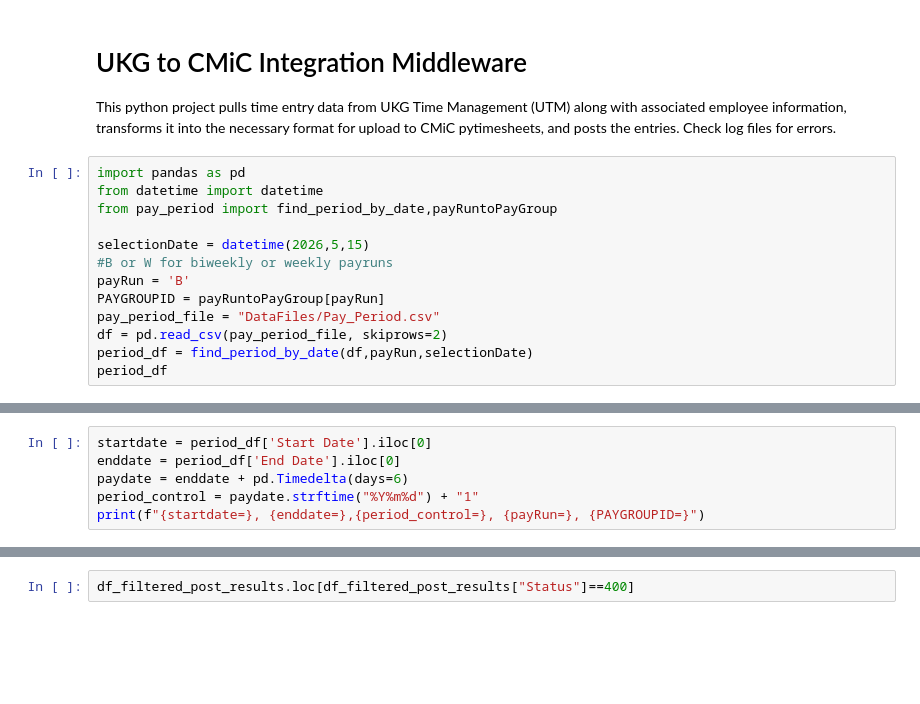
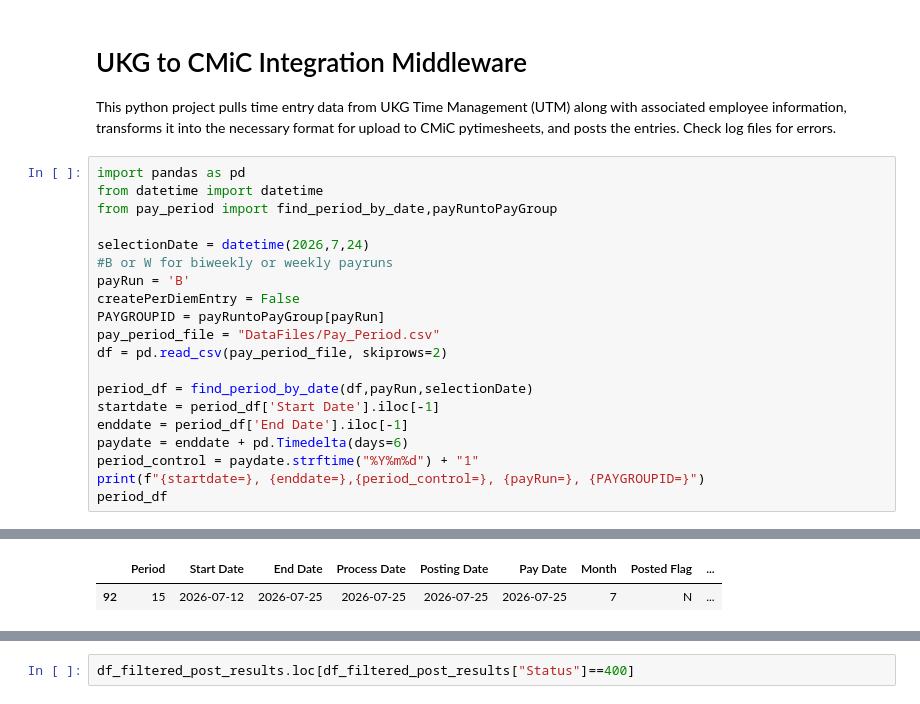
Before and after one commit to MaFoley/UKG, a Jupyter notebook: timesheet_integration.ipynb, the cells around one changed output, grey strips where cells are left out. Drawn from its saved outputs; the diff is of its cells as text; blank space fills up the shorter version.

```diff
--- a/timesheet_integration.ipynb
+++ b/timesheet_integration.ipynb
@@ -6,11 +6,19 @@ import pandas as pd
 from datetime import datetime
 from pay_period import find_period_by_date,payRuntoPayGroup
 
-selectionDate = datetime(2026,5,15)
+selectionDate = datetime(2026,7,24)
 #B or W for biweekly or weekly payruns
 payRun = 'B'
+createPerDiemEntry = False
 PAYGROUPID = payRuntoPayGroup[payRun]
 pay_period_file = "DataFiles/Pay_Period.csv"
 df = pd.read_csv(pay_period_file, skiprows=2)
+
 period_df = find_period_by_date(df,payRun,selectionDate)
+startdate = period_df['Start Date'].iloc[-1]
+enddate = period_df['End Date'].iloc[-1]
+paydate = enddate + pd.Timedelta(days=6)
+period_control = paydate.strftime("%Y%m%d") + "1"
+print(f"{startdate=}, {enddate=},{period_control=}, {payRun=}, {PAYGROUPID=}")
 period_df
+# %% [output]
@@ -17,9 +26,5 @@ period_df
+|  | Period | Start Date | End Date | Process Date | Posting Date | Pay Date | Month | Posted Flag | ... |
+| 92 | 15 | 2026-07-12 | 2026-07-25 | 2026-07-25 | 2026-07-25 | 2026-07-25 | 7 | N | ... |
-# %%
-startdate = period_df['Start Date'].iloc[0]
-enddate = period_df['End Date'].iloc[0]
-paydate = enddate + pd.Timedelta(days=6)
-period_control = paydate.strftime("%Y%m%d") + "1"
-print(f"{startdate=}, {enddate=},{period_control=}, {payRun=}, {PAYGROUPID=}")
 # %%
 import ukg_charge_rate
 
```
Also changed, not shown: parts of 9 cells of this notebook.
